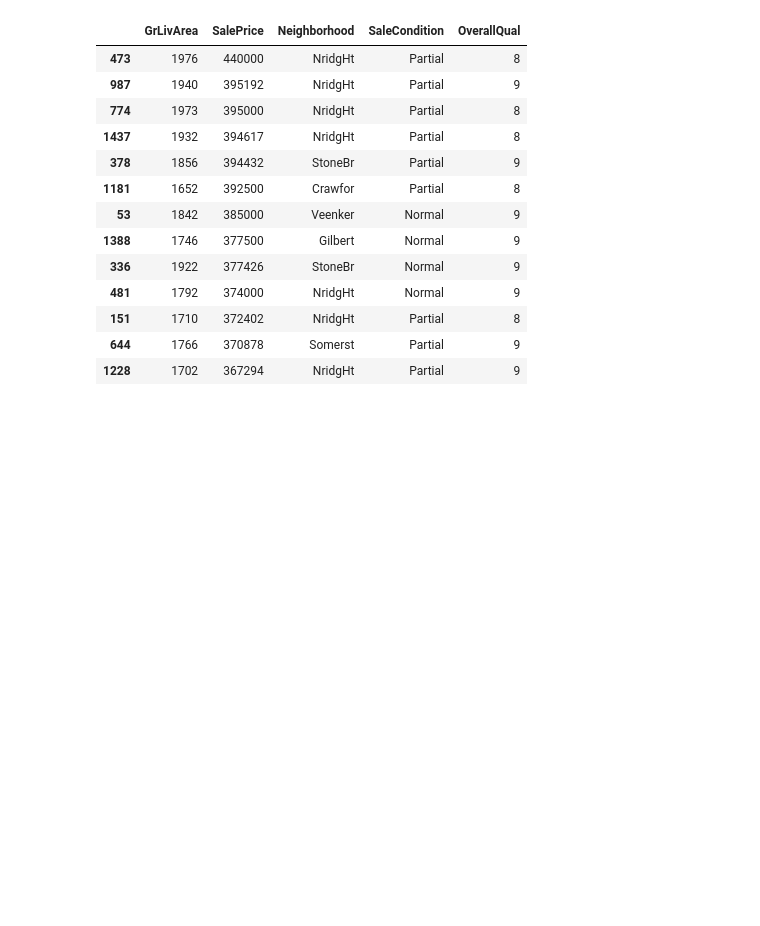
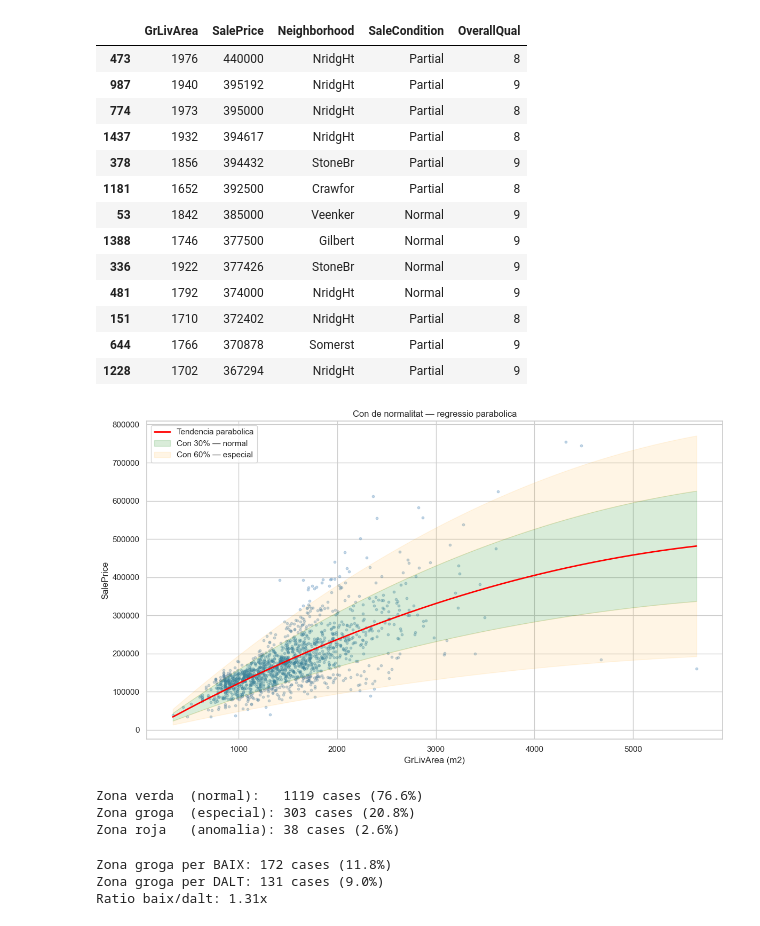
Before and after one commit to Carontsubs/kaggle-house-prices, a Jupyter notebook: notebooks/01_EDA.ipynb, the cells around one changed output. Drawn from its saved outputs; the diff is of its cells as text; code cells hidden in the pictures; blank space fills up the shorter version.

```diff
--- a/notebooks/01_EDA.ipynb
+++ b/notebooks/01_EDA.ipynb
@@ -360,3 +360,58 @@ train[(train['GrLivArea'].between(1500, 2000)) &
 | 151 | 1710 | 372402 | NridgHt | Partial | 8 |
 | 644 | 1766 | 370878 | Somerst | Partial | 9 |
 | 1228 | 1702 | 367294 | NridgHt | Partial | 9 |
+# %%
+# Regressió parabòlica + cons de normalitat
+fig, ax = plt.subplots(figsize=(12, 7))
+
+# Dades
+ax.scatter(train['GrLivArea'], train['SalePrice'], alpha=0.3, color='steelblue', s=10)
+
+# Regressió parabòlica
+z = np.polyfit(train['GrLivArea'], train['SalePrice'], 2)
+p = np.poly1d(z)
+
+x_line = np.linspace(train['GrLivArea'].min(), train['GrLivArea'].max(), 200)
+y_pred = p(x_line)
+
+# Cons
+plt.plot(x_line, y_pred, color='red', linewidth=2, label='Tendencia parabolica')
+plt.fill_between(x_line, y_pred * 0.7, y_pred * 1.3, alpha=0.15, color='green', label='Con 30% — normal')
+plt.fill_between(x_line, y_pred * 0.4, y_pred * 0.7, alpha=0.1, color='orange', label='Con 60% — especial')
+plt.fill_between(x_line, y_pred * 1.3, y_pred * 1.6, alpha=0.1, color='orange')
+
+ax.set_xlabel('GrLivArea (m2)')
+ax.set_ylabel('SalePrice')
+ax.set_title('Con de normalitat — regressio parabolica')
+ax.legend()
+plt.tight_layout()
+plt.show()
+# %% [output]
+[figure, added]
+# %%
+# Quants punts hi ha a cada zona?
+y_pred_train = p(train['GrLivArea'])
+
+normal   = ((train['SalePrice'] >= y_pred_train * 0.7) & (train['SalePrice'] <= y_pred_train * 1.3))
+especial = ((train['SalePrice'] >= y_pred_train * 0.4) & (train['SalePrice'] < y_pred_train * 0.7)) | \
+           ((train['SalePrice'] > y_pred_train * 1.3) & (train['SalePrice'] <= y_pred_train * 1.6))
+anomalia = (train['SalePrice'] < y_pred_train * 0.4) | (train['SalePrice'] > y_pred_train * 1.6)
+
+print(f"Zona verda  (normal):   {normal.sum()} cases ({normal.mean()*100:.1f}%)")
+print(f"Zona groga  (especial): {especial.sum()} cases ({especial.mean()*100:.1f}%)")
+print(f"Zona roja   (anomalia): {anomalia.sum()} cases ({anomalia.mean()*100:.1f}%)")
+# %% [output]
+Zona verda  (normal):   1119 cases (76.6%)
+Zona groga  (especial): 303 cases (20.8%)
+Zona roja   (anomalia): 38 cases (2.6%)
+# %%
+groga_baix = ((train['SalePrice'] >= y_pred_train * 0.4) & (train['SalePrice'] < y_pred_train * 0.7))
+groga_dalt = ((train['SalePrice'] > y_pred_train * 1.3) & (train['SalePrice'] <= y_pred_train * 1.6))
+
+print(f"Zona groga per BAIX: {groga_baix.sum()} cases ({groga_baix.mean()*100:.1f}%)")
+print(f"Zona groga per DALT: {groga_dalt.sum()} cases ({groga_dalt.mean()*100:.1f}%)")
+print(f"Ratio baix/dalt: {groga_baix.sum()/groga_dalt.sum():.2f}x")
+# %% [output]
+Zona groga per BAIX: 172 cases (11.8%)
+Zona groga per DALT: 131 cases (9.0%)
+Ratio baix/dalt: 1.31x
```
Also changed, not shown: parts of 9 cells of this notebook.
